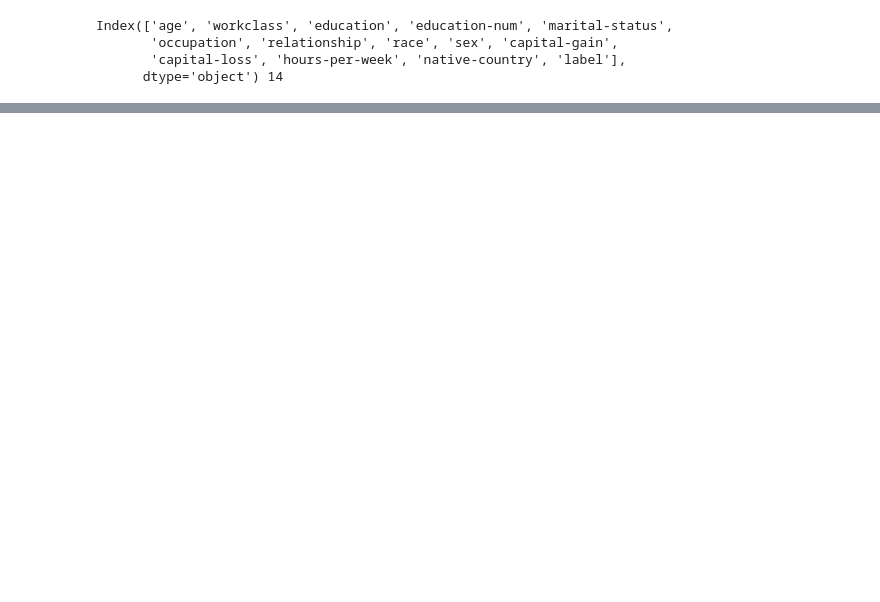
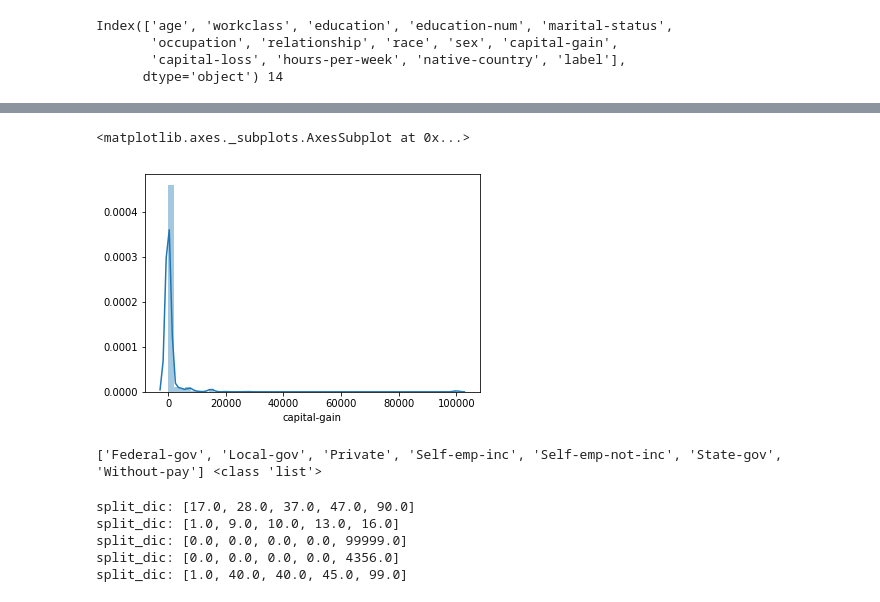
Before and after one commit to zingp/kaggle, a Jupyter notebook: PersonalizedRecommendation/LR/_0_data_preprocessing.ipynb, the cells around one changed output, grey strips where cells are left out. Saved outputs shown, nothing was run; the diff lists cells and outputs as text; code cells hidden in the pictures; blank space fills up the shorter version.

```diff
--- a/PersonalizedRecommendation/LR/_0_data_preprocessing.ipynb
+++ b/PersonalizedRecommendation/LR/_0_data_preprocessing.ipynb
@@ -95,0 +82,5 @@ AttributeError: 'Series' object has no attribute 'descripe'
+# %%
+sns.distplot(train_df['capital-gain'])
+# %% [output]
+<matplotlib.axes._subplots.AxesSubplot at 0x...>
+[figure, added]
@@ -95,0 +104,7 @@ AttributeError: 'Series' object has no attribute 'descripe'
+# %%
+
+dic = train_df['workclass'].value_counts().to_dict()
+li = sorted(dic.keys())
+print(li, type(li))
+# %% [output]
+['Federal-gov', 'Local-gov', 'Private', 'Self-emp-inc', 'Self-emp-not-inc', 'State-gov', 'Without-pay'] <class 'list'>
@@ -95,0 +161,8 @@ AttributeError: 'Series' object has no attribute 'descripe'
+# %%
+train_df_1 = con_feature_process(train_df, con_features_li)
+# %% [output]
+split_dic: [17.0, 28.0, 37.0, 47.0, 90.0]
+split_dic: [1.0, 9.0, 10.0, 13.0, 16.0]
+split_dic: [0.0, 0.0, 0.0, 0.0, 99999.0]
+split_dic: [0.0, 0.0, 0.0, 0.0, 4356.0]
+split_dic: [1.0, 40.0, 40.0, 45.0, 99.0]
```
Also changed, not shown: parts of 22 cells of this notebook.
